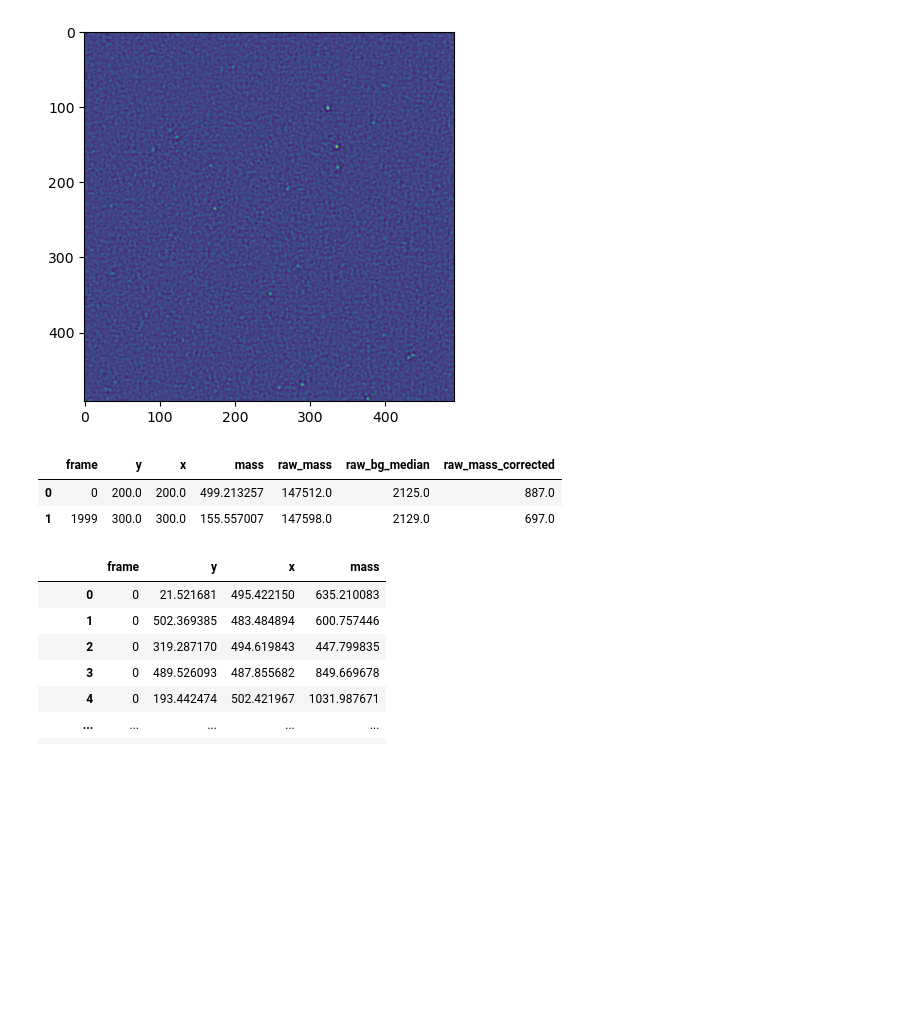
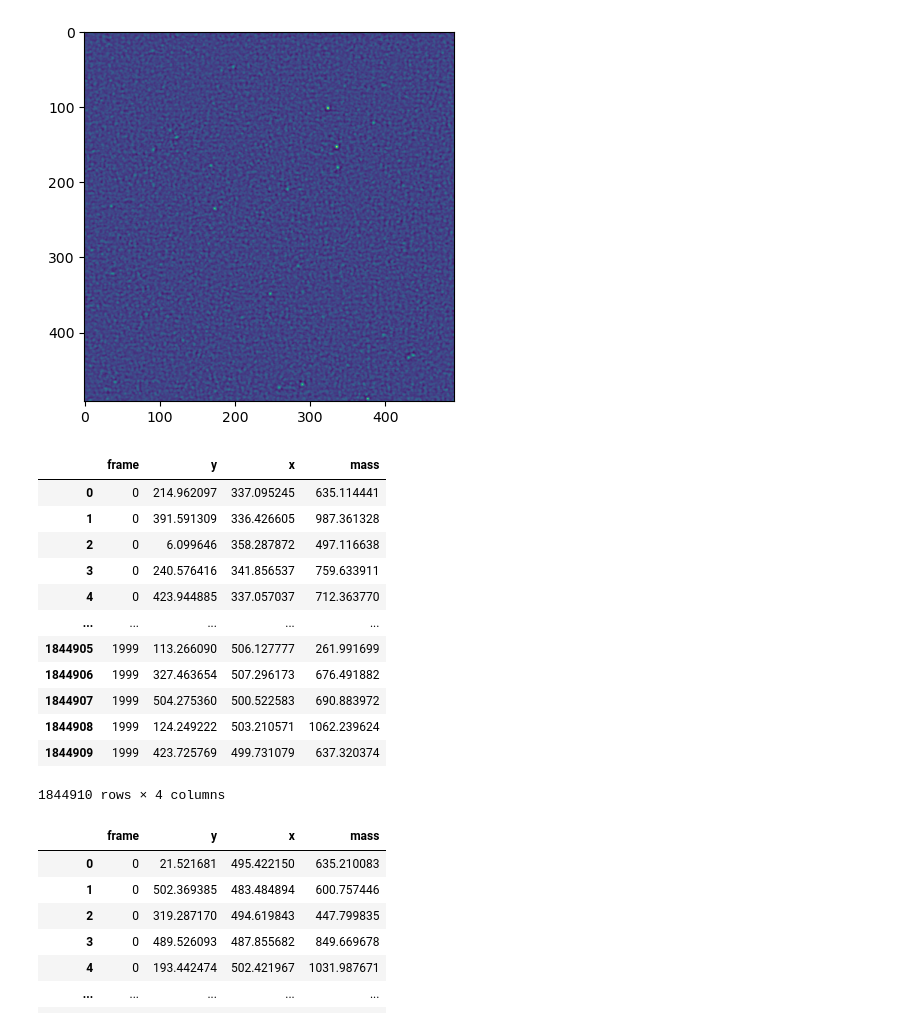
Before and after one commit to amfaber/tracking_optimizations, a Jupyter notebook: gpu-tracking/testing/explore.ipynb, the cells around one changed output. Cells and saved outputs as stored; diff of their text form; code cells hidden in the pictures; blank space fills up the shorter version.

```diff
--- a/gpu-tracking/testing/explore.ipynb
+++ b/gpu-tracking/testing/explore.ipynb
@@ -43,12 +43,22 @@ plt.imshow(img)
 <matplotlib.image.AxesImage at 0x...>
 [figure]
 # %%
-points = np.array([[0, 200, 200], [1999, 300, 300]])
-gpu_tracking.batch(arr, 9, points_to_characterize = points, sig_radius = 4.5)
+# points = np.array([[0, 200, 200], [1999, 300, 300]])
+gpu_tracking.batch(arr, 9)
 # %% [output]
-|  | frame | y | x | mass | raw_mass | raw_bg_median | raw_mass_corrected |
-| 0 | 0 | 200.0 | 200.0 | 499.213257 | 147512.0 | 2125.0 | 887.0 |
-| 1 | 1999 | 300.0 | 300.0 | 155.557007 | 147598.0 | 2129.0 | 697.0 |
+|  | frame | y | x | mass |
+| 0 | 0 | 214.962097 | 337.095245 | 635.114441 |
+| 1 | 0 | 391.591309 | 336.426605 | 987.361328 |
+| 2 | 0 | 6.099646 | 358.287872 | 497.116638 |
+| 3 | 0 | 240.576416 | 341.856537 | 759.633911 |
+| 4 | 0 | 423.944885 | 337.057037 | 712.363770 |
+| ... | ... | ... | ... | ... |
+| 1844905 | 1999 | 113.266090 | 506.127777 | 261.991699 |
+| 1844906 | 1999 | 327.463654 | 507.296173 | 676.491882 |
+| 1844907 | 1999 | 504.275360 | 500.522583 | 690.883972 |
+| 1844908 | 1999 | 124.249222 | 503.210571 | 1062.239624 |
+| 1844909 | 1999 | 423.725769 | 499.731079 | 637.320374 |
+1844910 rows × 4 columns
 # %%
 gpu_tracking.batch(arr, 9)
 # %% [output]
```
Also changed, not shown: 3 other files.
